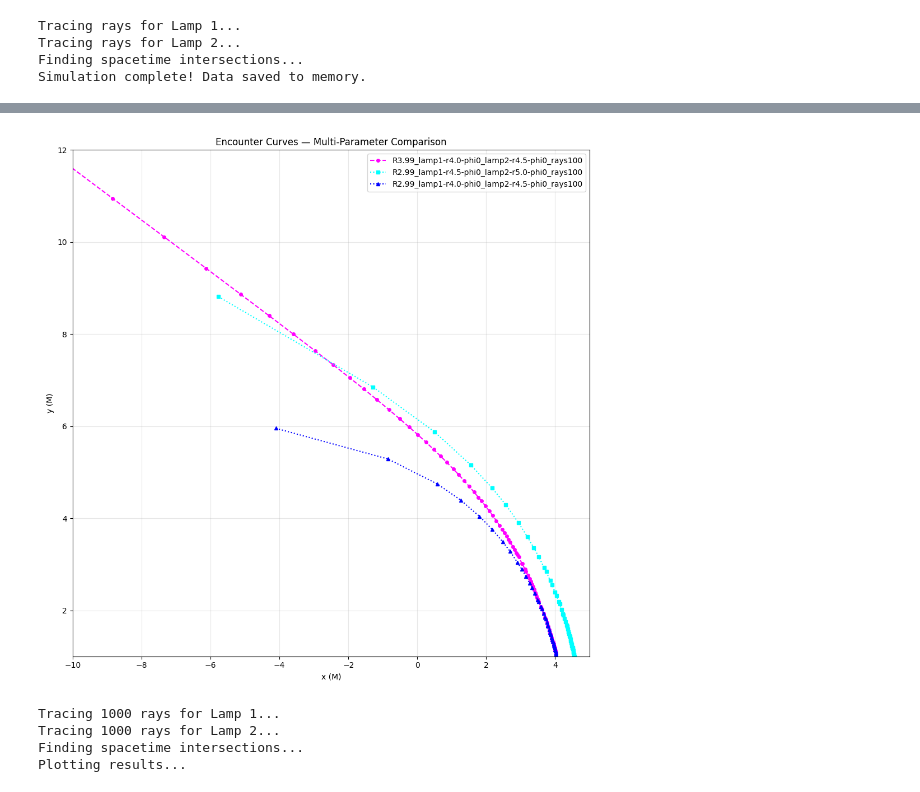
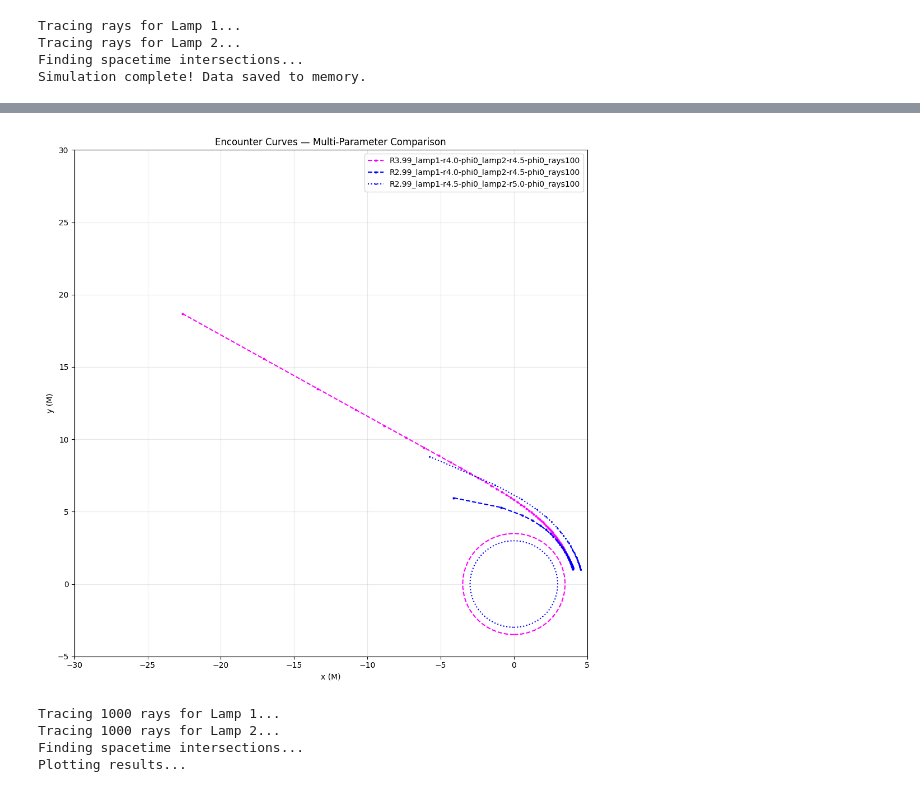
Before and after one commit to borgesgfj/geodesic_intersection_scipy, a Jupyter notebook: geodesic_intersection_v1.ipynb, the cells around one changed output, grey strips where cells are left out. Saved outputs shown, nothing was run; the diff lists cells and outputs as text; code cells hidden in the pictures.

```diff
--- a/geodesic_intersection_v1.ipynb
+++ b/geodesic_intersection_v1.ipynb
@@ -319,17 +319,17 @@ class WavefrontSimulator:
 # ==========================================
 
 M = 1.0
-R = 2.99 * M  # Radius of the material spherical shell (Israel Junction)
+R = 3.49 * M  # Radius of the material spherical shell (Israel Junction)
 manifold = SpacetimeManifold(M, R, solver_step_res=0.05)
 
 # Position lamps in the Schwarzschild exterior, pointing inward toward the shell
-lamp1 = LightSource(r0=4.5 * M, phi0=0.0, label="Lamp 1")
-lamp2 = LightSource(r0=5 * M, phi0=0.0, label="Lamp 2")
+lamp1 = LightSource(r0=4.2 * M, phi0=0.0, label="Lamp 1")
+lamp2 = LightSource(r0=4.4 * M, phi0=0.0, label="Lamp 2")
 
 # Define emission angle wedges pointing toward the center
 total_number_of_rays = 100
-angles_lamp1 = np.linspace(np.radians(80), np.radians(120), total_number_of_rays)
-angles_lamp2 = np.linspace(np.radians(95), np.radians(110), total_number_of_rays)
+angles_lamp1 = np.linspace(np.radians(0), np.radians(90), total_number_of_rays)
+angles_lamp2 = np.linspace(np.radians(90), np.radians(180), total_number_of_rays)
 
 sim = WavefrontSimulator(manifold)
 
@@ -432,12 +432,13 @@ data_dir = "data/intersections"
 
 # --- Plot configuration ---
 plot_config = {
-    "xlim": (-10, 5),    # set to None for auto
-    "ylim": (1, 12),     # set to None for auto
+    "xlim": (-30, 5),    # set to None for auto
+    "ylim": (-5, 30),     # set to None for auto
     "figsize": (10, 10),
     "title": "Encounter Curves — Multi-Parameter Comparison",
     "grid_alpha": 0.3,
 }
+
 
 # --- Edit this list to choose which runs to compare ---
 # Mandatory key: "file". All others are matplotlib style kwargs.
@@ -448,21 +449,21 @@ files_to_plot = [
         "color": "magenta",
         "marker": "o",
         "linestyle": "--",
-        "markersize": 4,
+        "markersize": 2,
+    },
+    {
+        "file": "R2.99_lamp1-r4.0-phi0_lamp2-r4.5-phi0_rays100.csv",
+        "color": "blue",
+        "marker": "o",
+        "linestyle": "--",
+        "markersize": 2,
     },
     {
         "file": "R2.99_lamp1-r4.5-phi0_lamp2-r5.0-phi0_rays100.csv",
-        "color": "cyan",
-        "marker": "s",
+        "color": "blue",
+        "marker": "D",
         "linestyle": ":",
-        "markersize": 5,
-    },
-        {
-        "file": "R2.99_lamp1-r4.0-phi0_lamp2-r4.5-phi0_rays100.csv",
-        "color": "blue",
-        "marker": "^",
-        "linestyle": ":",
-        "markersize": 5,
+        "markersize": 1,
     },
 ]
 # ----------------------------------------------------------
@@ -473,34 +474,44 @@ for entry in files_to_plot:
     entry = entry.copy()  # avoid mutating the original dict
     filename = entry.pop("file")
     filepath = os.path.join(data_dir, filename)
 
     if not os.path.exists(filepath):
         print(f"File not found: {filename}")
         continue
 
     data = np.loadtxt(filepath, delimiter=',', skiprows=1)
     if data.ndim < 2 or len(data) == 0:
         print(f"No data in: {filename}")
         continue
 
     data = data[data[:, 0].argsort()]
     label = entry.pop("label", filename.replace('.csv', ''))
     ax.plot(data[:, 0], data[:, 1], label=label, **entry)
 
 if plot_config["xlim"] is not None:
     ax.set_xlim(plot_config["xlim"])
 if plot_config["ylim"] is not None:
     ax.set_ylim(plot_config["ylim"])
 
 ax.set_xlabel('x (M)')
 ax.set_ylabel('y (M)')
 ax.set_title(plot_config["title"])
 ax.legend(loc='upper right')
 ax.grid(True, alpha=plot_config["grid_alpha"])
+
+# Draw the Shell
+shell1 = plt.Circle((0, 0), 3.49, color='magenta', fill=False, linewidth=1.5,
+                    linestyle='--', label=f'Spherical Shell (r={3.49}M)')
+shell2 = plt.Circle((0, 0), 2.99, color='blue', fill=False, linewidth=1.5,
+                    linestyle=':', label=f'Spherical Shell (r={2.99}M)')
+
+plt.gca().add_patch(shell1)
+plt.gca().add_patch(shell2)
+
 plt.tight_layout()
 plt.show()
 # %% [output]
-[figure, old version]
+[figure, new version]
 # %%
 # Run simulation and plot
 M = 1.0
```
Also changed, not shown: parts of 2 cells of this notebook.
